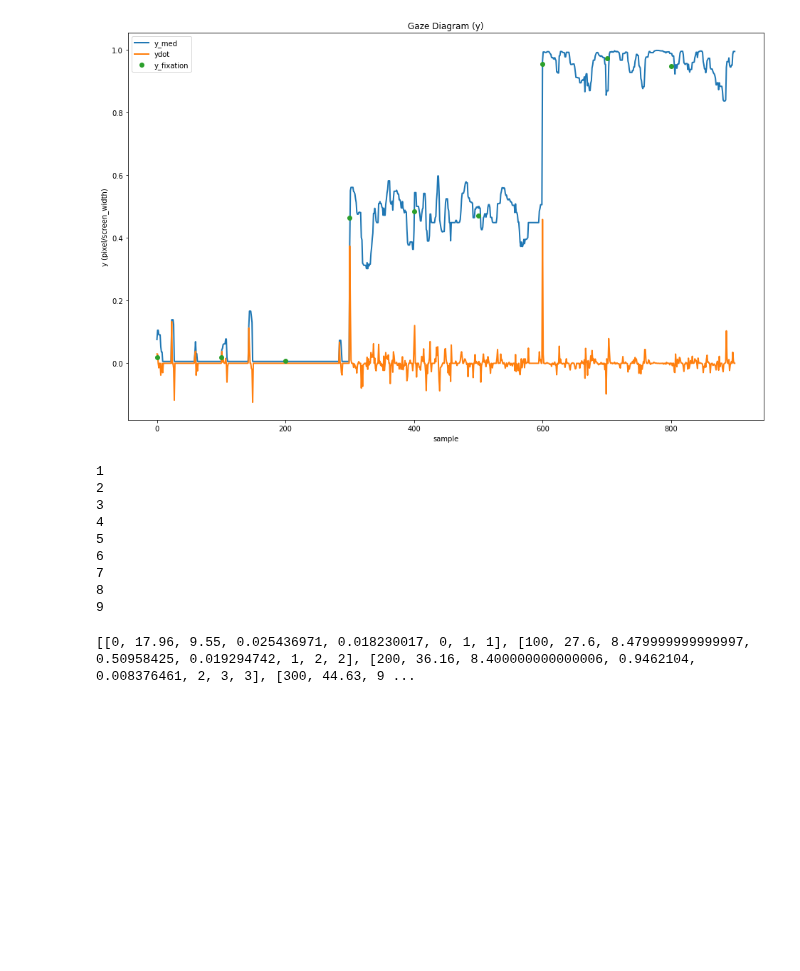
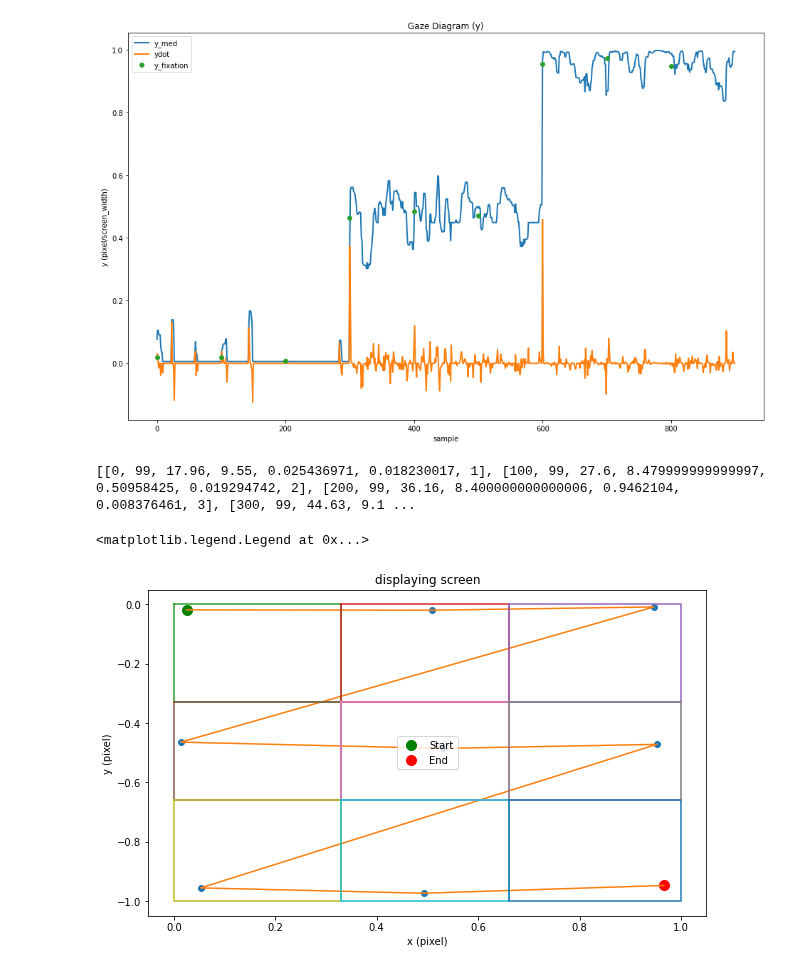
Before and after one commit to MustafaLotfi/Owleye, a Jupyter notebook: run_app/codes/jupyter_notebook/fixations_in_AOIs.ipynb, the cells around one changed output. Saved outputs shown, nothing was run; the diff lists cells and outputs as text; code cells hidden in the pictures; blank space fills up the shorter version.

```diff
--- a/run_app/codes/jupyter_notebook/filtrations_aoi.ipynb
+++ b/run_app/codes/jupyter_notebook/fixations_in_AOIs.ipynb
@@ -152,3 +169,8 @@ Text(0, 0.5, 'y (pixel/screen_width)')
+# %%
+fix_d = []
+for f in fix_m:
+    if f[3] >= T_DISCARD:
+        fix_d.append(f)
 # %%
 aoi = [[[0, 0], [0.33, 0.33]], [[0.33, 0], [0.66, 0.33]], [[0.66, 0], [1, 0.33]],
       [[0, 0.33], [0.33, 0.66]], [[0.33, 0.33], [0.66, 0.66]], [[0.66, 0.33], [1, 0.66]],
@@ -160,25 +178,39 @@ aoi = [[[0, 0], [0.33, 0.33]], [[0.33, 0], [0.66, 0.33]], [[0.66, 0], [1, 0.33]]
 # %%
-fix_new = []
-for f in fix:
+fix_aoi = []
+for f in fix_d:
     f1 = f.copy()
-    xm = f[3]
-    ym = f[4]
+    xm = f[4]
+    ym = f[5]
     for (i, a) in enumerate(aoi):
         if a[0][0] < xm and a[1][0] > xm and a[0][1] < ym and a[1][1] > ym:
-            print(i+1)
             f1.append(i+1)
-    fix_new.append(f1)
+    fix_aoi.append(f1)
+
+print(fix_aoi)
 # %% [output]
-1
-2
-3
-4
-5
-6
-7
-8
-9
+[[0, 99, 17.96, 9.55, 0.025436971, 0.018230017, 1], [100, 99, 27.6, 8.479999999999997, 0.50958425, 0.019294742, 2], [200, 99, 36.16, 8.400000000000006, 0.9462104, 0.008376461, 3], [300, 99, 44.63, 9.1 ...
-# %%
-print(fix_new)
-# %% [output]
-[[0, 17.96, 9.55, 0.025436971, 0.018230017, 0, 1, 1], [100, 27.6, 8.479999999999997, 0.50958425, 0.019294742, 1, 2, 2], [200, 36.16, 8.400000000000006, 0.9462104, 0.008376461, 2, 3, 3], [300, 44.63, 9 ...
+# %%
+f_ind = []
+f_x = []
+f_y = []
+for f in fix_aoi:
+    f_ind.append(f[0])
+    f_x.append(f[4])
+    f_y.append(f[5])
+# %%
+fig = plt.figure(figsize=(10, 6))
+plt.plot(np.array(f_x[0]), -np.array(f_y[0]), 'o', color='green', markersize="10", label="Start")
+plt.plot(np.array(f_x[1:-1]), -np.array(f_y[1:-1]), 'o')
+plt.plot(np.array(f_x[-1]), -np.array(f_y[-1]), 'o', color='r', markersize="10", label="End")
+plt.plot(np.array(f_x), -np.array(f_y), markersize=2)
+for a in aoi:
+    box_x = [a[0][0], a[0][0], a[1][0], a[1][0], a[0][0]]
+    box_y = [a[0][1], a[1][1], a[1][1], a[0][1], a[0][1]]
+    plt.plot(np.array(box_x), -np.array(box_y))
+plt.xlabel("x (pixel)")
+plt.ylabel("y (pixel)")
+plt.title("displaying screen")
+plt.legend()
+# %% [output]
+<matplotlib.legend.Legend at 0x...>
+[figure, added]
```
Also changed, not shown: parts of 11 cells of this notebook, 1 other file.
